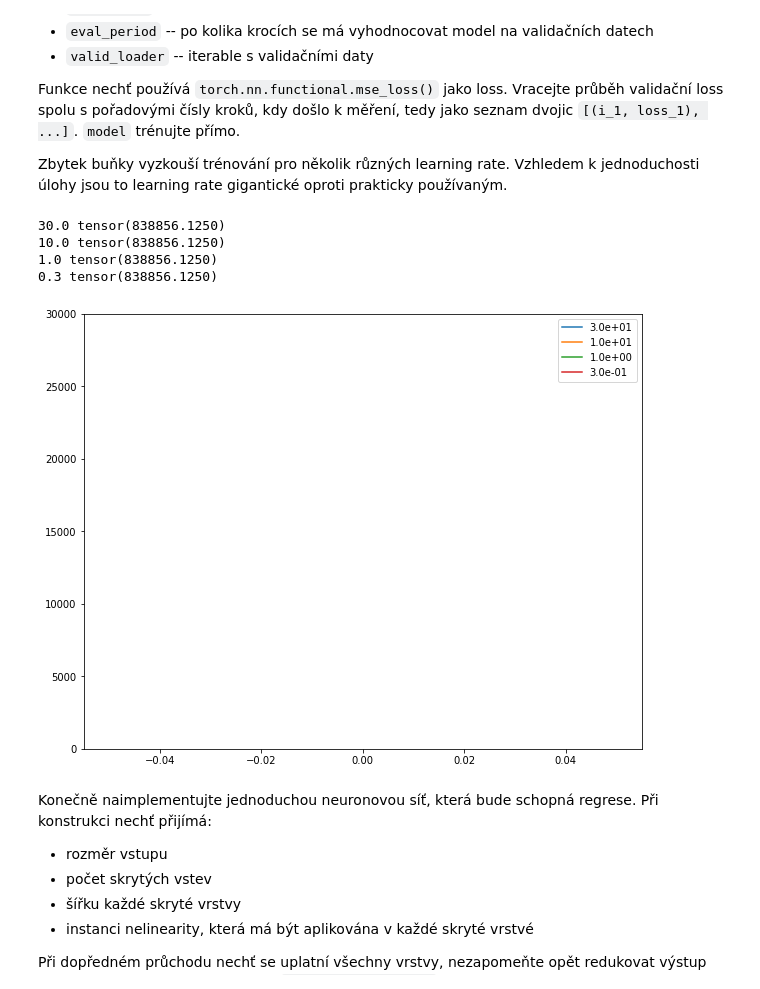
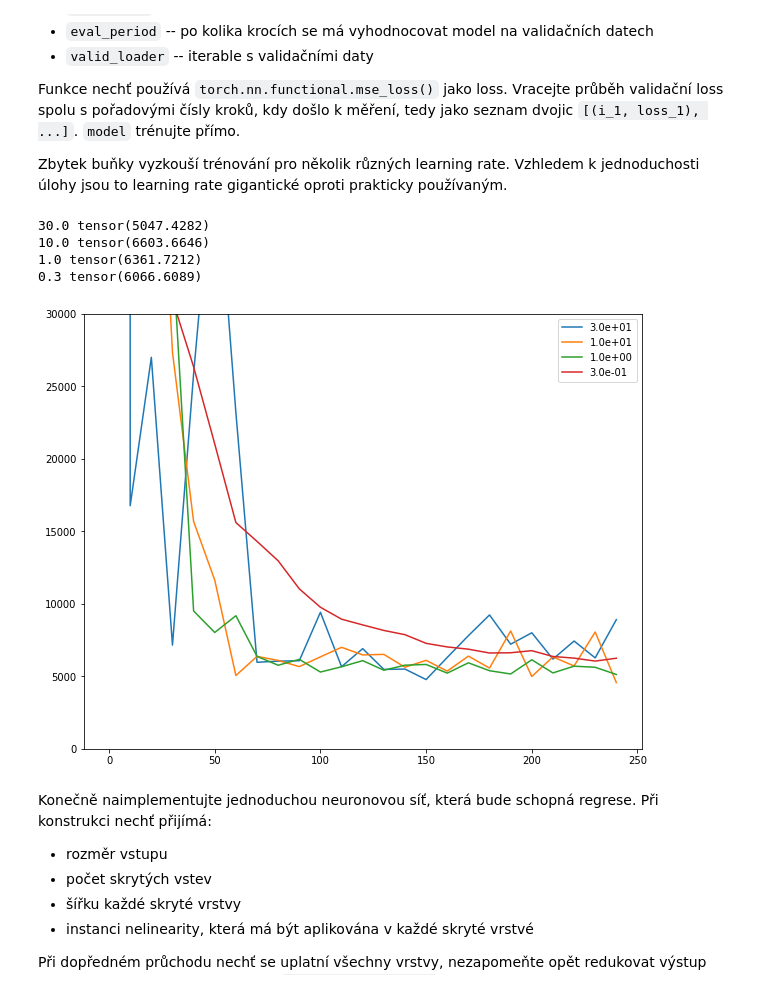
Before and after one commit to T-ess/VUT-SUI-neural, a Jupyter notebook: zadani.ipynb, the cells around one changed output. Cells and saved outputs as stored; diff of their text form; code cells hidden in the pictures.

Commit message:
Meteo model

```diff
--- a/zadani.ipynb
+++ b/zadani.ipynb
@@ -57,8 +58,7 @@ Neuvažujte žádnou learning rate (resp. rovnou jedné) a nepoužívejte žádn
 Zbylý kód v buňce pak funkci zavolá a vykreslí, jak postupovala.
 # %%
 def tangent_minimum(function, x0, nb_steps):
-    path = []
-    path.append(x0.item())
+    path = [x0.item()]
     for i in range(nb_steps):
         fx = function(x0)
         fx.backward()
@@ -98,20 +98,19 @@ Může se vám hodit `torch.nn.Module.parameters()`.
 class LinearRegression(torch.nn.Module):
     def __init__(self, input_dim):
         super(LinearRegression, self).__init__()
-        self.input_dim = input_dim
         self.linear = torch.nn.Linear(input_dim, 1)
         self.linear.bias.data.fill_(0)
-        self.linear.weight.data.fill_(0)
+        torch.nn.init.constant_(self.linear.weight[1:], 0)
         torch.nn.init.constant_(self.linear.weight[0], 0.5)
 
     def forward(self, x):
         x = self.linear(x)
-        return np.squeeze(x)
+        return torch.squeeze(x)
 
     def l2_norm(self):
-        l2_norm = 0.
+        l2_norm = 0.0
         for param in self.parameters():
-            l2_norm += torch.norm(param, 2) ** 2
+            l2_norm += torch.linalg.norm(param, ord=2)
         return l2_norm
 # %% [markdown]
 Naimplementujte funkci pro trénování modelu takového modelu.
@@ -314,39 +319,47 @@ Vracejte průběh validační loss spolu s pořadovými čísly kroků, kdy doš
 Zbytek buňky vyzkouší trénování pro několik různých learning rate.
 Vzhledem k jednoduchosti úlohy jsou to learning rate gigantické oproti prakticky používaným.
 # %%
-train_loader = None
+train_loader = torch.utils.data.DataLoader(train_dataset, batch_size=32, shuffle=True)
 
-train_stream = None
+train_stream = itertools.cycle(train_loader)
 
 def train(model, train_stream, optimizer, nb_updates, eval_period, valid_loader):
     valid_progress = []
-
     model.train()
     for i in range(nb_updates):
-        pass
+        datos, labels = next(train_stream)
+        output = model(datos)
+        loss = torch.nn.functional.mse_loss(output, labels)
+        loss.backward()
+        optimizer.step()
+        optimizer.zero_grad()
+        if (i % eval_period == 0):
+            v_loss = evaluate(model, valid_loader)
+            valid_progress.append([i, v_loss])
+            model.train()
 
     return valid_progress
 
 def lr_progress(lr):
     linear_predictor = LinearRegression(train_dataset.in_dim)
     optimizer = torch.optim.Adam(linear_predictor.parameters(), lr)
     progress = train(linear_predictor, train_stream, optimizer, 250, 10, valid_loader)
     print(lr, evaluate(linear_predictor, valid_loader))
     return progress
 
 plt.figure(figsize=(10, 8))
 for lr in [3e+1, 1e+1, 1e+0, 3e-1]:
     progress = lr_progress(lr)
     plt.plot([item[0] for item in progress], [item[1] for item in progress], label=f"{lr:.1e}")
 plt.legend()
 plt.ylim(0, 30000)
 plt.show()
 # %% [output]
-30.0 tensor(838856.1250)
-10.0 tensor(838856.1250)
-1.0 tensor(838856.1250)
-0.3 tensor(838856.1250)
+30.0 tensor(5047.4282)
+10.0 tensor(6603.6646)
+1.0 tensor(6361.7212)
+0.3 tensor(6066.6089)
-[figure, old version]
+[figure, new version]
 # %% [markdown]
 Konečně naimplementujte jednoduchou neuronovou síť, která bude schopná regrese.
 Při konstrukci nechť přijímá:
```
Also changed, not shown: parts of 4 cells of this notebook.
